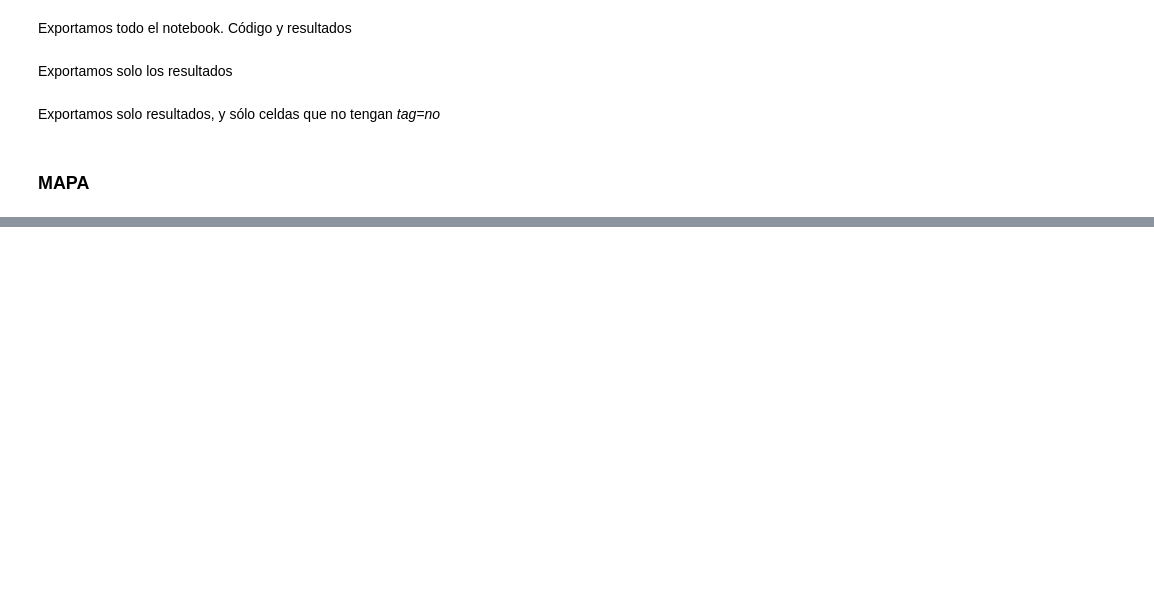
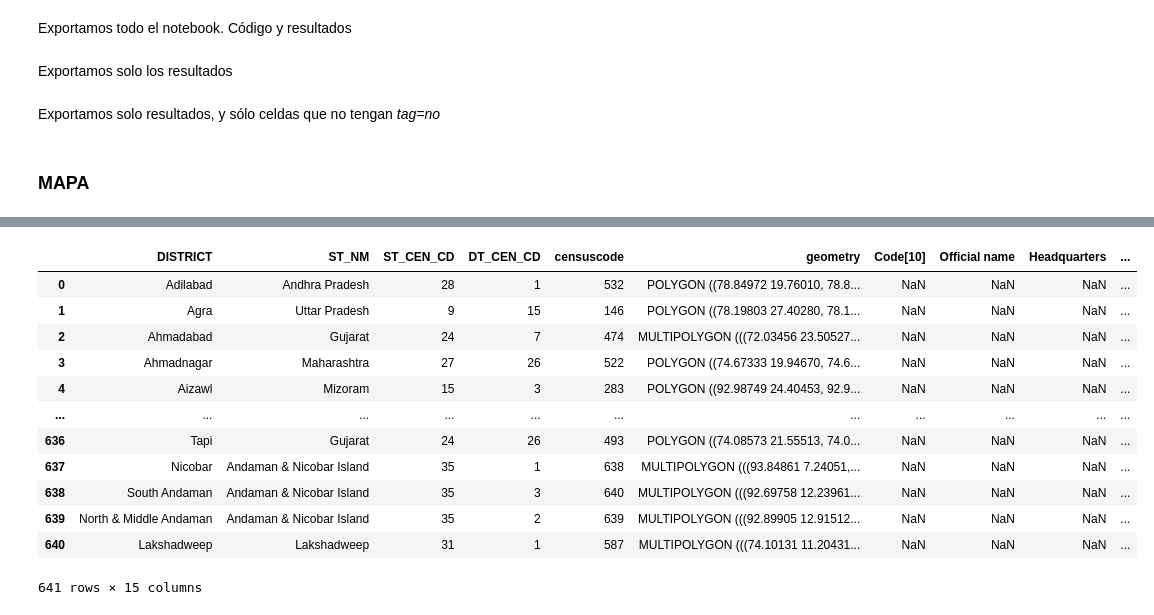
Before and after one commit to matog/iSalud-IntroCienciaDeDatos, a Jupyter notebook: Clase2-India.ipynb, the cells around one changed output, grey strips where cells are left out. Drawn from its saved outputs; the diff is of its cells as text; code cells hidden in the pictures; blank space fills up the shorter version.

```diff
--- a/Clase2-India.ipynb
+++ b/Clase2-India.ipynb
@@ -522,5 +821,21 @@ df = pd.merge(df,
               right_on ='Official name',
               how = 'left'
              )
+# %%
+df
+# %% [output]
+|  | DISTRICT | ST_NM | ST_CEN_CD | DT_CEN_CD | censuscode | geometry | Code[10] | Official name | Headquarters | ... |
+| 0 | Adilabad | Andhra Pradesh | 28 | 1 | 532 | POLYGON ((78.84972 19.76010, 78.8... | NaN | NaN | NaN | ... |
+| 1 | Agra | Uttar Pradesh | 9 | 15 | 146 | POLYGON ((78.19803 27.40280, 78.1... | NaN | NaN | NaN | ... |
+| 2 | Ahmadabad | Gujarat | 24 | 7 | 474 | MULTIPOLYGON (((72.03456 23.50527... | NaN | NaN | NaN | ... |
+| 3 | Ahmadnagar | Maharashtra | 27 | 26 | 522 | POLYGON ((74.67333 19.94670, 74.6... | NaN | NaN | NaN | ... |
+| 4 | Aizawl | Mizoram | 15 | 3 | 283 | POLYGON ((92.98749 24.40453, 92.9... | NaN | NaN | NaN | ... |
+| ... | ... | ... | ... | ... | ... | ... | ... | ... | ... | ... |
+| 636 | Tapi | Gujarat | 24 | 26 | 493 | POLYGON ((74.08573 21.55513, 74.0... | NaN | NaN | NaN | ... |
+| 637 | Nicobar | Andaman & Nicobar Island | 35 | 1 | 638 | MULTIPOLYGON (((93.84861 7.24051,... | NaN | NaN | NaN | ... |
+| 638 | South Andaman | Andaman & Nicobar Island | 35 | 3 | 640 | MULTIPOLYGON (((92.69758 12.23961... | NaN | NaN | NaN | ... |
+| 639 | North & Middle Andaman | Andaman & Nicobar Island | 35 | 2 | 639 | MULTIPOLYGON (((92.89905 12.91512... | NaN | NaN | NaN | ... |
+| 640 | Lakshadweep | Lakshadweep | 31 | 1 | 587 | MULTIPOLYGON (((74.10131 11.20431... | NaN | NaN | NaN | ... |
+641 rows × 15 columns
 # %%
 df = df.loc[df['Population']>0]
```
Also changed, not shown: parts of 34 cells of this notebook, 1 other file.
